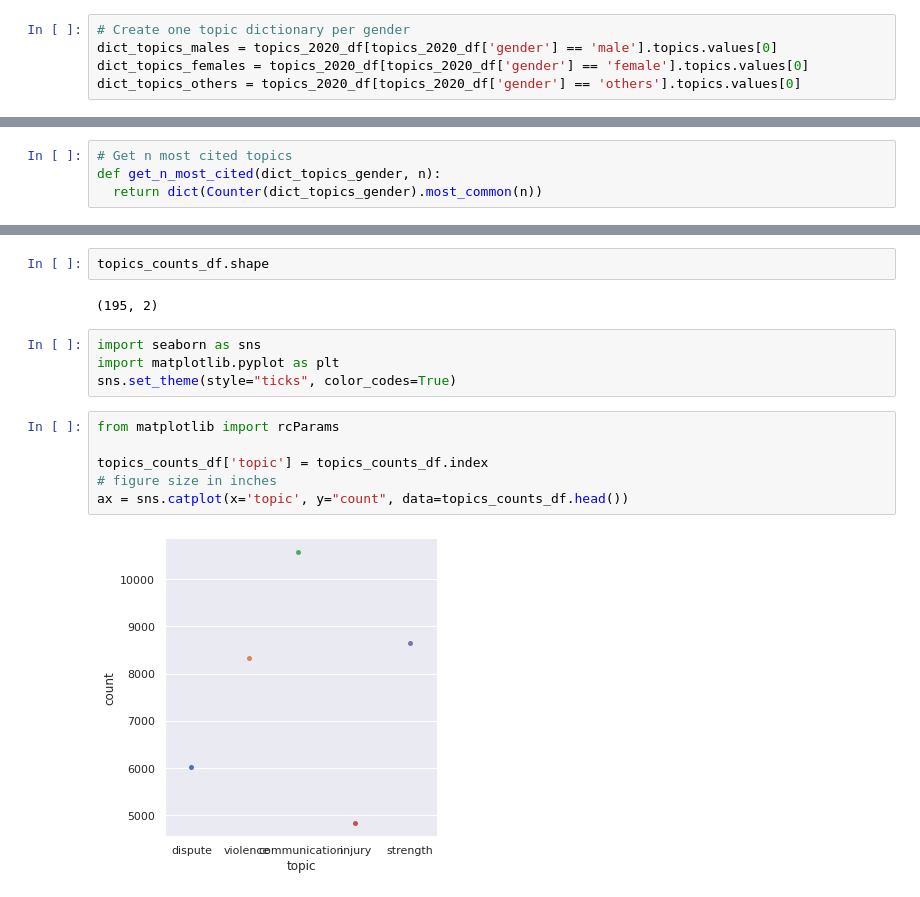
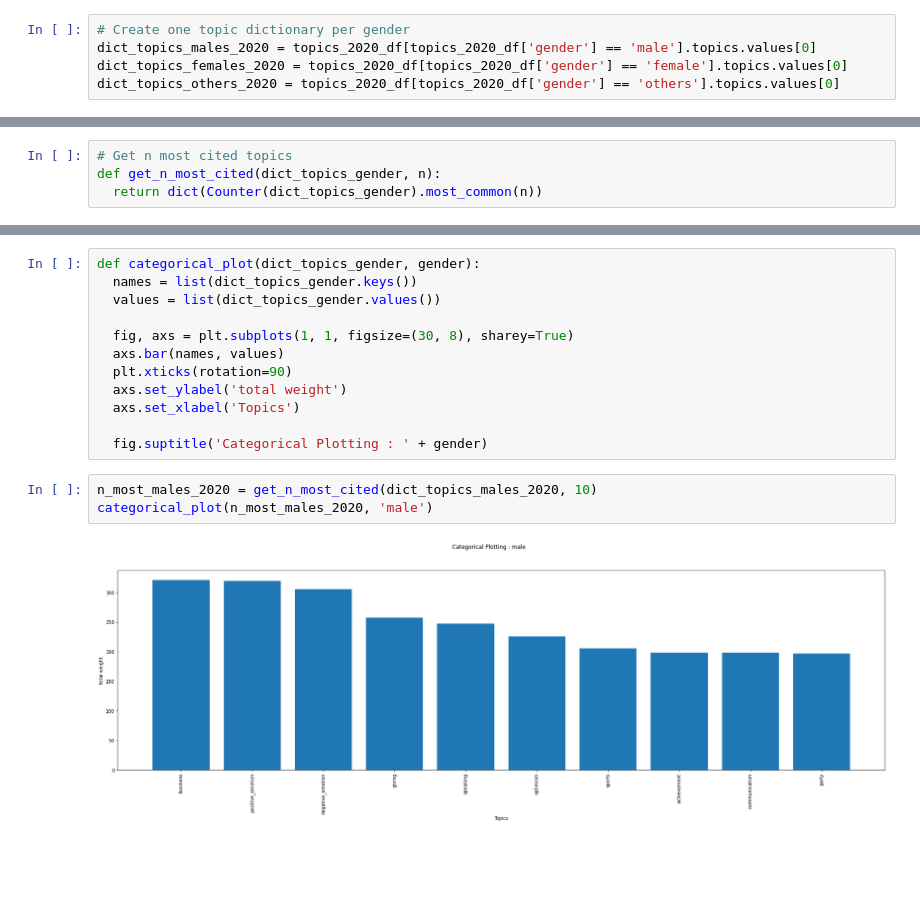
Before and after one commit to epfl-ada/ada-2021-project-palomamo, a Jupyter notebook: gender_topics.ipynb, the cells around one changed output, grey strips where cells are left out. Cells and saved outputs as stored; diff of their text form; blank space fills up the shorter version.

Commit message:
Graphs for gender topics distribution

```diff
--- a/gender_topics.ipynb
+++ b/gender_topics.ipynb
@@ -221,6 +223,6 @@ We will perform a first analysis of results on the 2020 dataset.
 topics_2020_df = pd.read_pickle('Data with topics/QUOTES_TOPICS_2020.pkl')
 # %%
 # Create one topic dictionary per gender
-dict_topics_males = topics_2020_df[topics_2020_df['gender'] == 'male'].topics.values[0]
-dict_topics_females = topics_2020_df[topics_2020_df['gender'] == 'female'].topics.values[0]
-dict_topics_others = topics_2020_df[topics_2020_df['gender'] == 'others'].topics.values[0]
+dict_topics_males_2020 = topics_2020_df[topics_2020_df['gender'] == 'male'].topics.values[0]
+dict_topics_females_2020 = topics_2020_df[topics_2020_df['gender'] == 'female'].topics.values[0]
+dict_topics_others_2020 = topics_2020_df[topics_2020_df['gender'] == 'others'].topics.values[0]
@@ -324,16 +239,17 @@ topics_counts_df.head()
-# %%
-topics_counts_df.shape
-# %% [output]
-(195, 2)
-# %%
-import seaborn as sns
-import matplotlib.pyplot as plt
-sns.set_theme(style="ticks", color_codes=True)
-# %%
-from matplotlib import rcParams
-
-topics_counts_df['topic'] = topics_counts_df.index
-# figure size in inches
-ax = sns.catplot(x='topic', y="count", data=topics_counts_df.head())
-# %% [output]
-[figure, removed]
+# %%
+def categorical_plot(dict_topics_gender, gender):
+  names = list(dict_topics_gender.keys())
+  values = list(dict_topics_gender.values())
+
+  fig, axs = plt.subplots(1, 1, figsize=(30, 8), sharey=True)
+  axs.bar(names, values)
+  plt.xticks(rotation=90)
+  axs.set_ylabel('total weight')
+  axs.set_xlabel('Topics')
+
+  fig.suptitle('Categorical Plotting : ' + gender)
+# %%
+n_most_males_2020 = get_n_most_cited(dict_topics_males_2020, 10)
+categorical_plot(n_most_males_2020, 'male')
+# %% [output]
+[figure, added]
```
Also changed, not shown: parts of 39 cells of this notebook.
